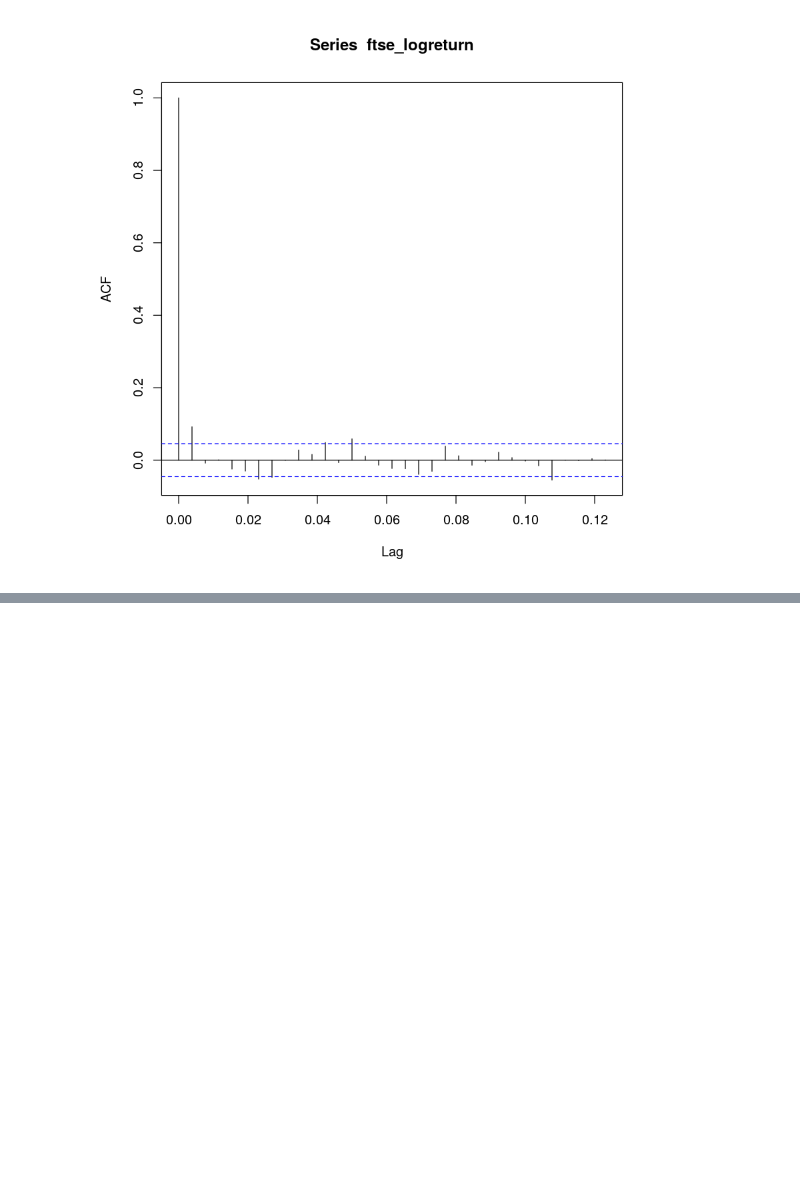
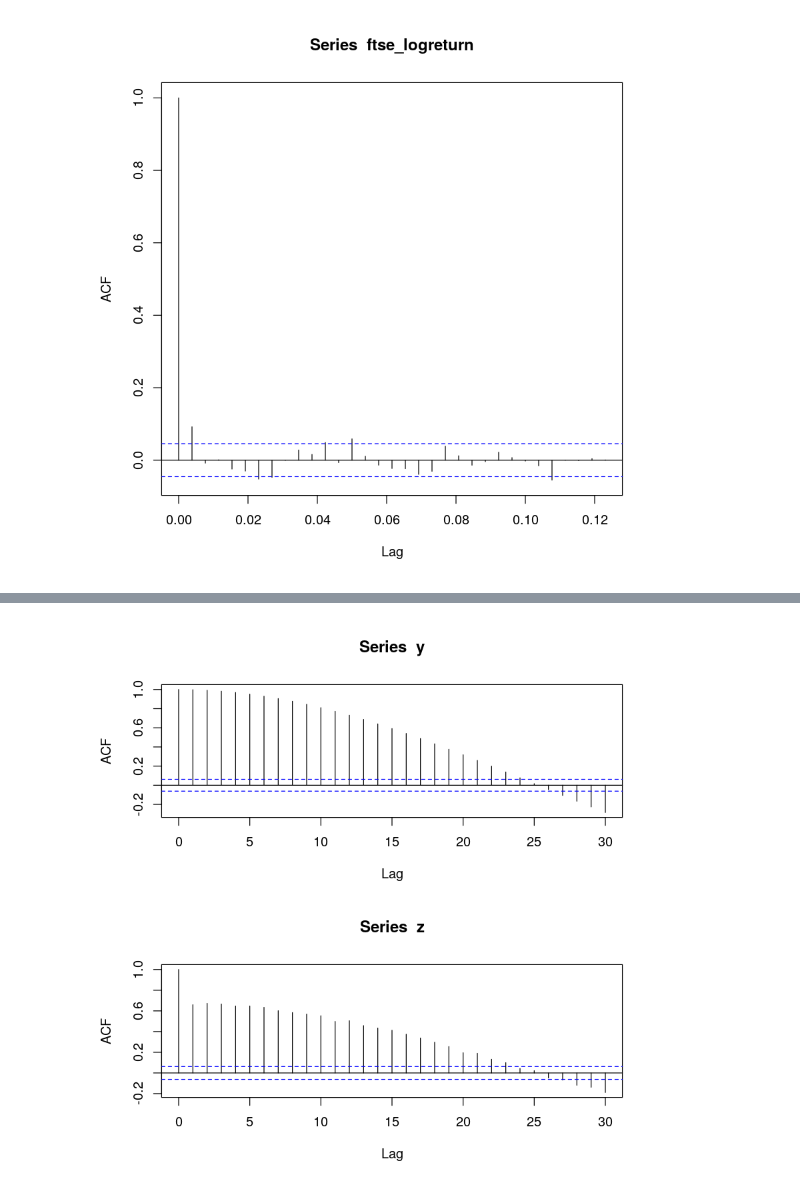
Before and after one commit to denglert/R-sandbox, a Jupyter notebook: datacamp/Time_series/Autocorrelation.ipynb, the cells around one changed output, grey strips where cells are left out. Saved outputs shown, nothing was run; the diff lists cells and outputs as text; code cells hidden in the pictures; blank space fills up the shorter version.

```diff
--- a/datacamp/Time_series/Autocorrelation.ipynb
+++ b/datacamp/Time_series/Autocorrelation.ipynb
@@ -75,0 +132,6 @@ acf(ftse_logreturn)
+# %%
+par(mfrow=c(2,1))
+acf(y)
+acf(z)
+# %% [output]
+[figure, added]
```
Also changed, not shown: parts of 14 cells of this notebook, 1 other file.
